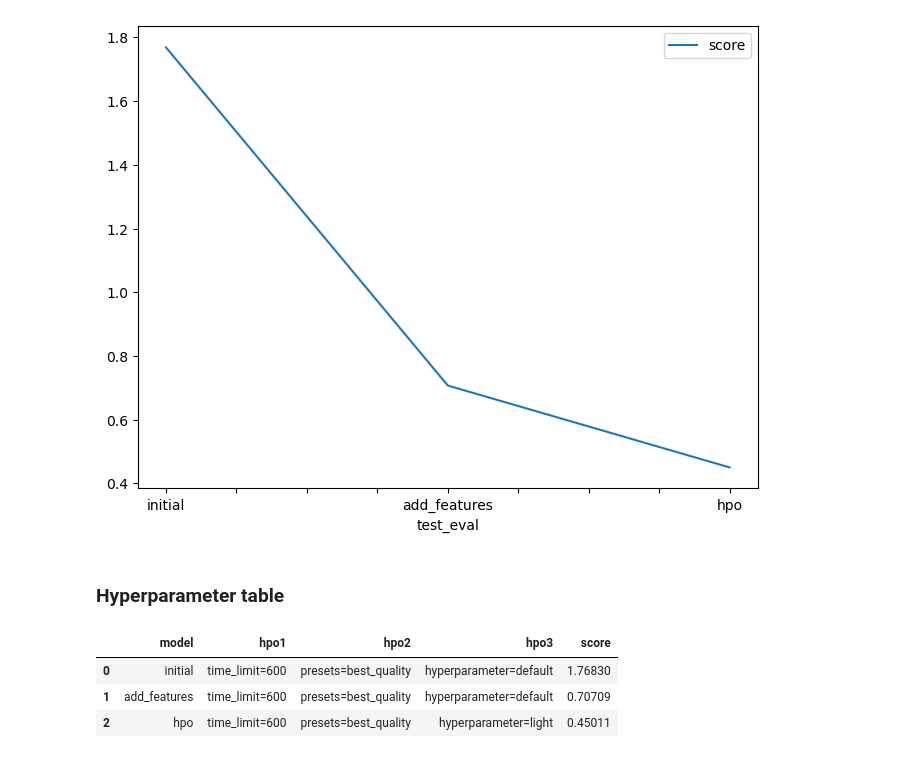
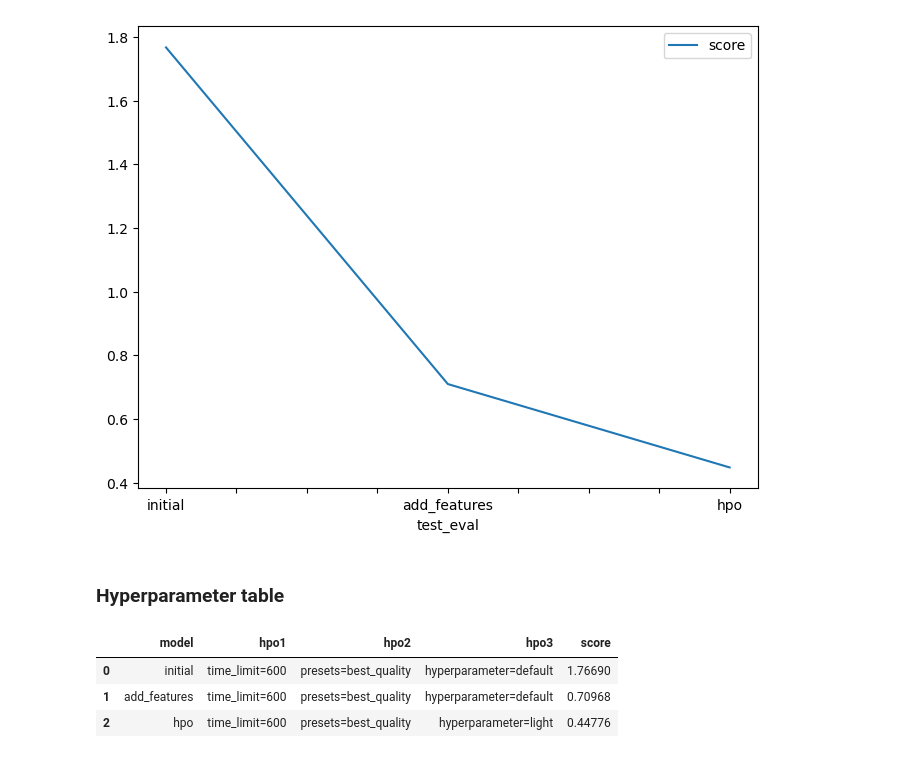
Before and after one commit to edgarmatoto/Predict-Bike-Sharing-Demand-with-AutoGluon, a Jupyter notebook: project-autogluon.ipynb, the cells around one changed output. Cells and saved outputs as stored; diff of their text form; code cells hidden in the pictures.

```diff
--- a/project-autogluon.ipynb
+++ b/project-autogluon.ipynb
@@ -802,14 +966,14 @@ fig.savefig('model_test_score.png')
 # %%
 # The 3 hyperparameters we tuned with the kaggle score as the result
 pd.DataFrame({
     "model": ["initial", "add_features", "hpo"],
     "hpo1": ['time_limit=600', 'time_limit=600', 'time_limit=600'],
     "hpo2": ['presets=best_quality', 'presets=best_quality', 'presets=best_quality'],
     "hpo3": ['hyperparameter=default', 'hyperparameter=default', 'hyperparameter=light'],
-    "score": [1.76830, 0.70709, 0.45011]
+    "score": [1.76690, 0.70968, 0.44776]
 })
 # %% [output]
 |  | model | hpo1 | hpo2 | hpo3 | score |
-| 0 | initial | time_limit=600 | presets=best_quality | hyperparameter=default | 1.76830 |
-| 1 | add_features | time_limit=600 | presets=best_quality | hyperparameter=default | 0.70709 |
-| 2 | hpo | time_limit=600 | presets=best_quality | hyperparameter=light | 0.45011 |
+| 0 | initial | time_limit=600 | presets=best_quality | hyperparameter=default | 1.76690 |
+| 1 | add_features | time_limit=600 | presets=best_quality | hyperparameter=default | 0.70968 |
+| 2 | hpo | time_limit=600 | presets=best_quality | hyperparameter=light | 0.44776 |
```
Also changed, not shown: parts of 31 cells of this notebook, 7 other files.
